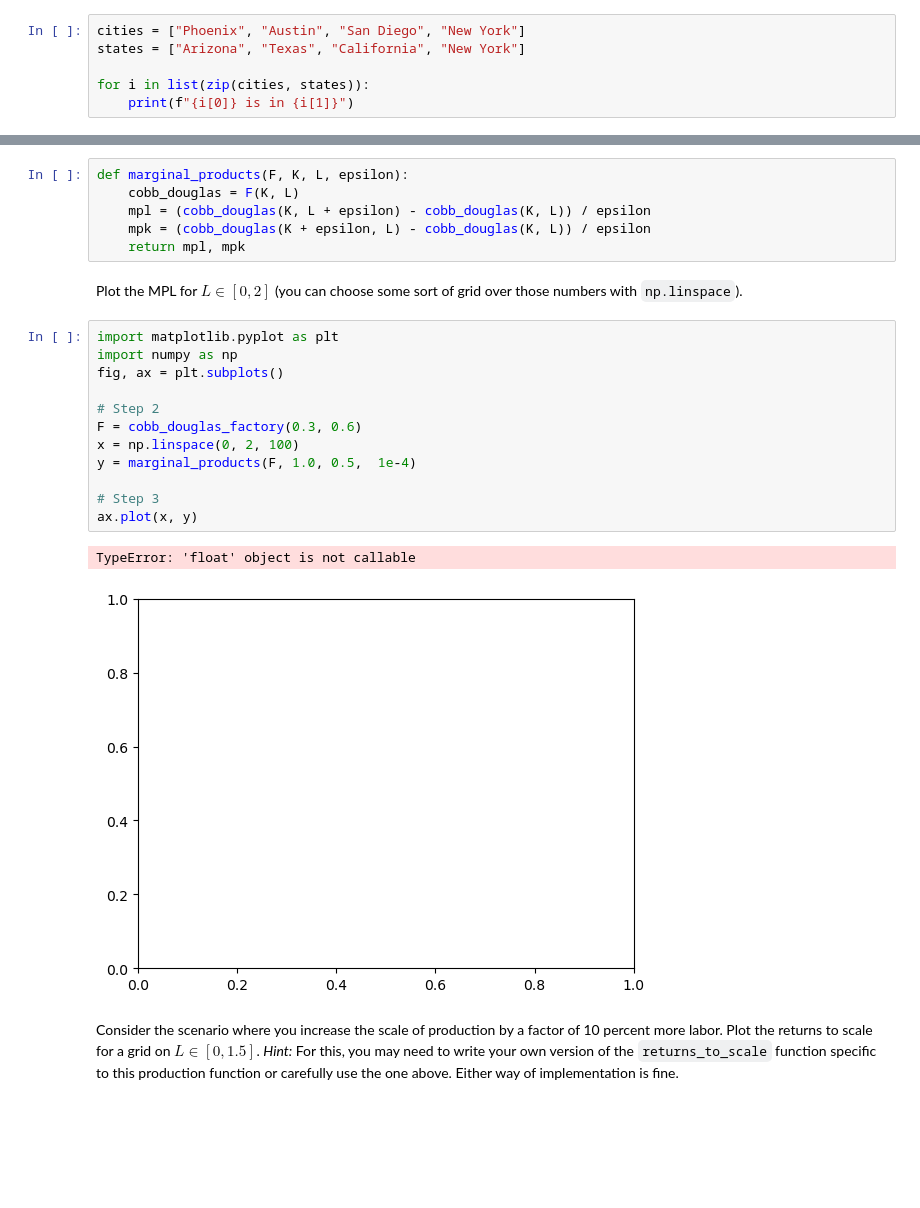
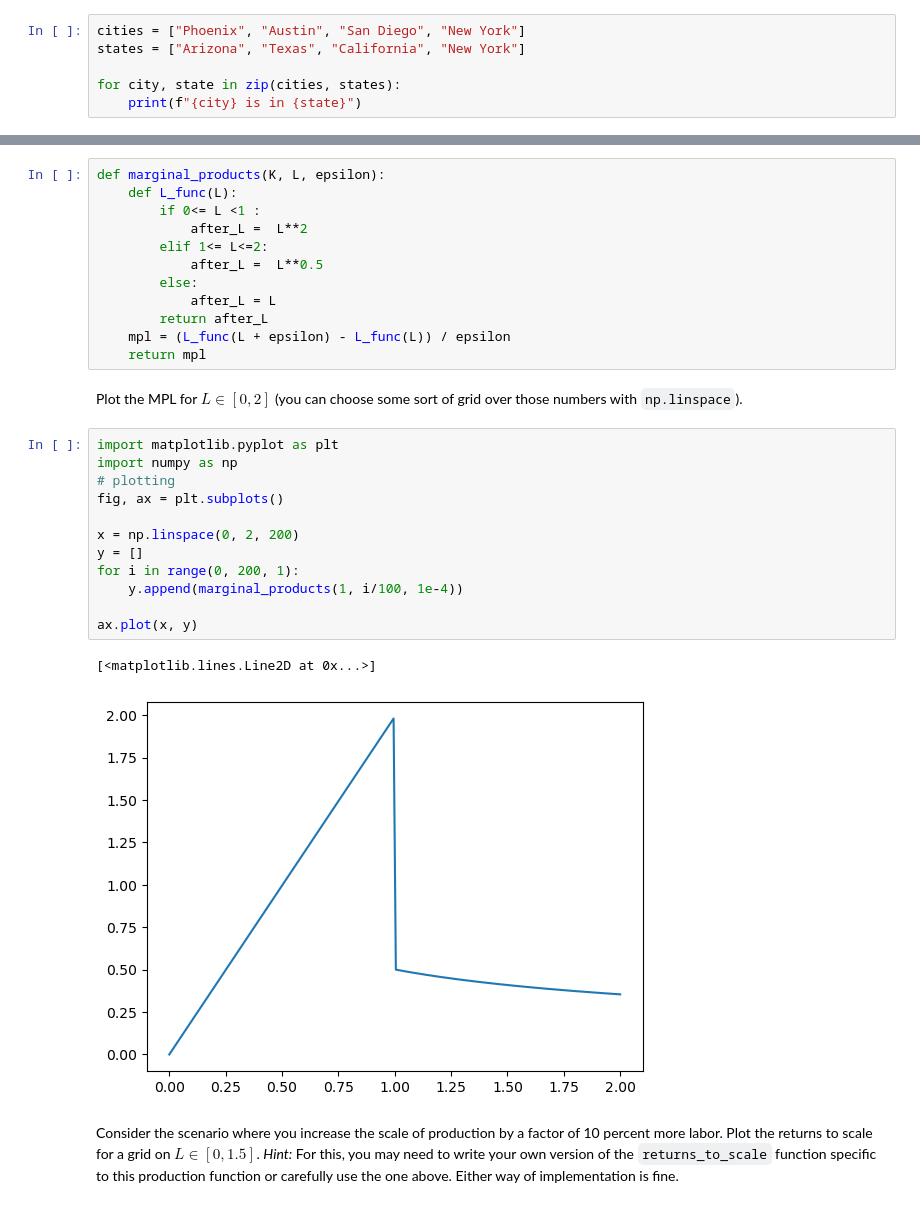
Before and after one commit to jossiej00/ECON323_2023_Spring, a Jupyter notebook: problem_sets/problem_set_2.ipynb, the cells around one changed output, grey strips where cells are left out. Cells and saved outputs as stored; diff of their text form; blank space fills up the shorter version.

```diff
--- a/problem_sets/problem_set_2.ipynb
+++ b/problem_sets/problem_set_2.ipynb
@@ -38,8 +36,8 @@ Now, do the same thing with a `for` loop using `zip`.
 cities = ["Phoenix", "Austin", "San Diego", "New York"]
 states = ["Arizona", "Texas", "California", "New York"]
 
-for i in list(zip(cities, states)):
-    print(f"{i[0]} is in {i[1]}")
+for city, state in zip(cities, states):
+    print(f"{city} is in {state}")
 # %% [output]
 Phoenix is in Arizona
 Austin is in Texas
@@ -152,28 +157,34 @@ $$
 
 Write a function to calculate the marginal product of labor (MPL) numerically by using a method similar to what we did in class.
 # %%
-def marginal_products(F, K, L, epsilon):
-    cobb_douglas = F(K, L)
-    mpl = (cobb_douglas(K, L + epsilon) - cobb_douglas(K, L)) / epsilon
-    mpk = (cobb_douglas(K + epsilon, L) - cobb_douglas(K, L)) / epsilon
-    return mpl, mpk
+def marginal_products(K, L, epsilon):
+    def L_func(L):
+        if 0<= L <1 :
+            after_L =  L**2
+        elif 1<= L<=2:
+            after_L =  L**0.5
+        else:
+            after_L = L
+        return after_L
+    mpl = (L_func(L + epsilon) - L_func(L)) / epsilon
+    return mpl
 # %% [markdown]
 Plot the MPL for $ L \in [0,2] $  (you can choose some sort of grid over those numbers with `np.linspace`).
 # %%
 import matplotlib.pyplot as plt
 import numpy as np
+# plotting
 fig, ax = plt.subplots()
 
-# Step 2
-F = cobb_douglas_factory(0.3, 0.6)
-x = np.linspace(0, 2, 100)
-y = marginal_products(F, 1.0, 0.5,  1e-4)
+x = np.linspace(0, 2, 200)
+y = []
+for i in range(0, 200, 1):
+    y.append(marginal_products(1, i/100, 1e-4))
 
-# Step 3
 ax.plot(x, y)
 # %% [output]
-TypeError: 'float' object is not callable
+[<matplotlib.lines.Line2D at 0x...>]
-[figure, old version]
+[figure, new version]
 # %% [markdown]
 Consider the scenario where you increase the scale of production by a factor of 10 percent more labor. Plot the returns to scale for a grid on $ L \in [0, 1.5] $.
 *Hint:* For this, you may need to write your own version of the `returns_to_scale` function specific to this production function or carefully use the one above. Either way of implementation is fine.
```
Also changed, not shown: parts of 9 cells of this notebook.
